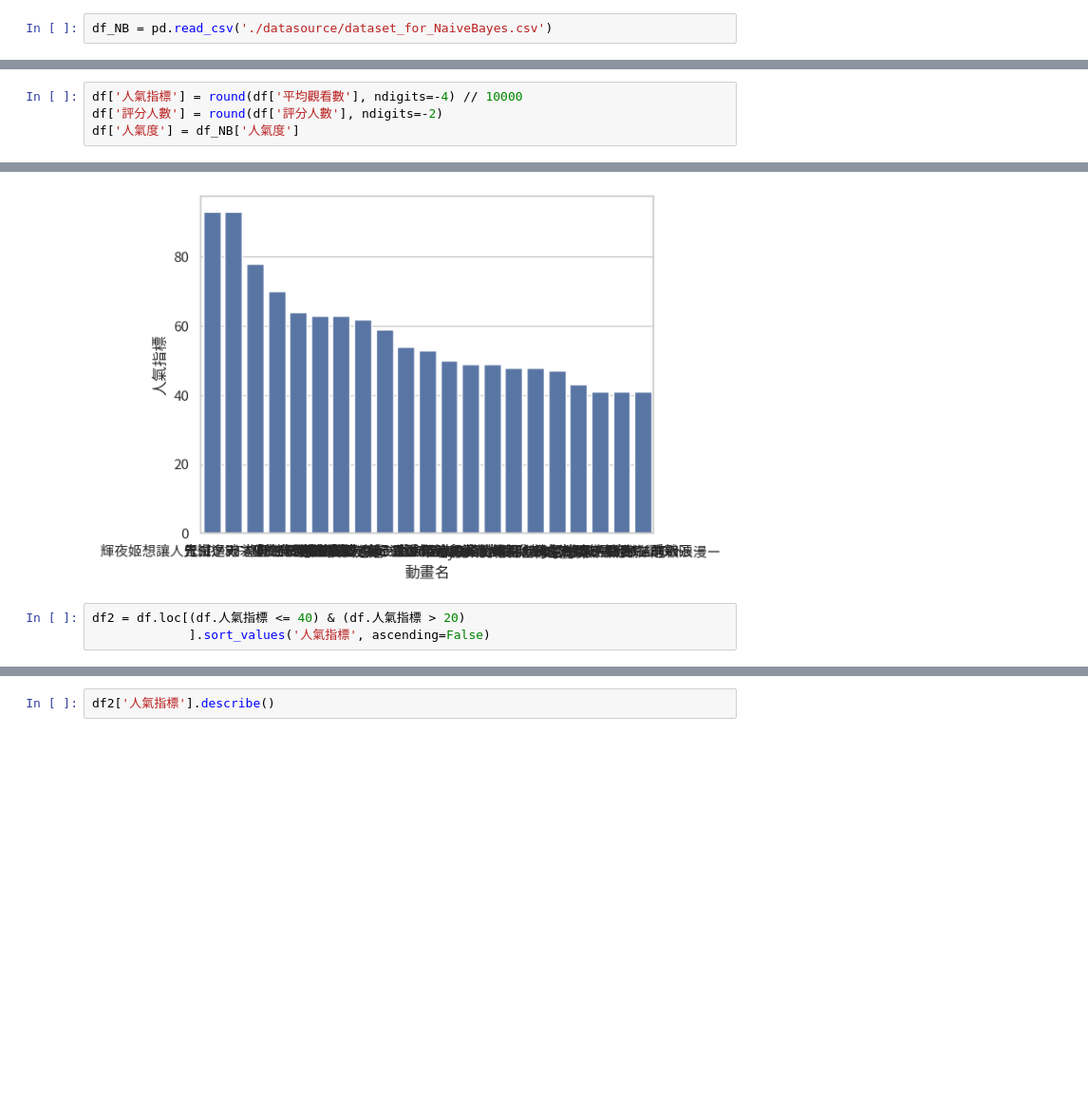
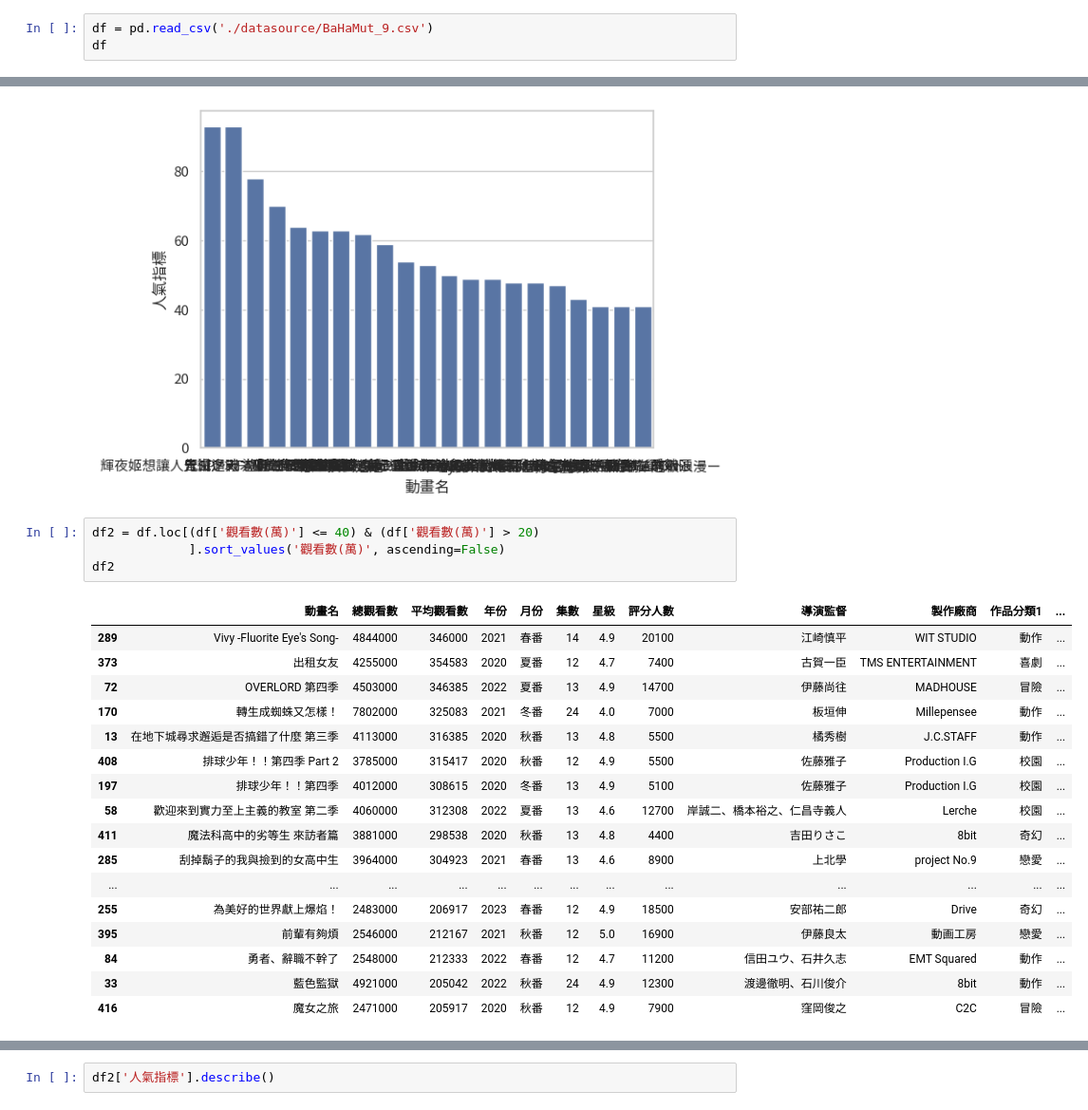
Before and after one commit to hsiaoyt0923/Anime_View_Number_Regression, a Jupyter notebook: visualize.ipynb, the cells around one changed output, grey strips where cells are left out. Shown: that part at 95% size. Saved outputs shown, nothing was run; the diff lists cells and outputs as text; blank space fills up the shorter version.

```diff
--- a/visualize.ipynb
+++ b/visualize.ipynb
@@ -17,2 +53,3 @@ df = pd.read_csv('./datasource/BaHaMut_7.csv')
 # %%
-df_NB = pd.read_csv('./datasource/dataset_for_NaiveBayes.csv')
+df = pd.read_csv('./datasource/BaHaMut_9.csv')
+df
@@ -19,4 +69,0 @@ df_NB = pd.read_csv('./datasource/dataset_for_NaiveBayes.csv')
-# %%
-df['人氣指標'] = round(df['平均觀看數'], ndigits=-4) // 10000
-df['評分人數'] = round(df['評分人數'], ndigits=-2)
-df['人氣度'] = df_NB['人氣度']
@@ -620,8 +588,27 @@ sns.barplot(data=df1, x='動畫名', y='人氣指標')
 <Axes: xlabel='動畫名', ylabel='人氣指標'>
 [figure]
 # %%
-df2 = df.loc[(df.人氣指標 <= 40) & (df.人氣指標 > 20)
-             ].sort_values('人氣指標', ascending=False)
+df2 = df.loc[(df['觀看數(萬)'] <= 40) & (df['觀看數(萬)'] > 20)
+             ].sort_values('觀看數(萬)', ascending=False)
+df2
+# %% [output]
+|  | 動畫名 | 總觀看數 | 平均觀看數 | 年份 | 月份 | 集數 | 星級 | 評分人數 | 導演監督 | 製作廠商 | 作品分類1 | ... |
+| 289 | Vivy -Fluorite Eye's Song- | 4844000 | 346000 | 2021 | 春番 | 14 | 4.9 | 20100 | 江崎慎平 | WIT STUDIO | 動作 | ... |
+| 373 | 出租女友 | 4255000 | 354583 | 2020 | 夏番 | 12 | 4.7 | 7400 | 古賀一臣 | TMS ENTERTAINMENT | 喜劇 | ... |
+| 72 | OVERLORD 第四季 | 4503000 | 346385 | 2022 | 夏番 | 13 | 4.9 | 14700 | 伊藤尚往 | MADHOUSE | 冒險 | ... |
+| 170 | 轉生成蜘蛛又怎樣！ | 7802000 | 325083 | 2021 | 冬番 | 24 | 4.0 | 7000 | 板垣伸 | Millepensee | 動作 | ... |
+| 13 | 在地下城尋求邂逅是否搞錯了什麼 第三季 | 4113000 | 316385 | 2020 | 秋番 | 13 | 4.8 | 5500 | 橘秀樹 | J.C.STAFF | 動作 | ... |
+| 408 | 排球少年！！第四季 Part 2 | 3785000 | 315417 | 2020 | 秋番 | 12 | 4.9 | 5500 | 佐藤雅子 | Production I.G | 校園 | ... |
+| 197 | 排球少年！！第四季 | 4012000 | 308615 | 2020 | 冬番 | 13 | 4.9 | 5100 | 佐藤雅子 | Production I.G | 校園 | ... |
+| 58 | 歡迎來到實力至上主義的教室 第二季 | 4060000 | 312308 | 2022 | 夏番 | 13 | 4.6 | 12700 | 岸誠二、橋本裕之、仁昌寺義人 | Lerche | 校園 | ... |
+| 411 | 魔法科高中的劣等生 來訪者篇 | 3881000 | 298538 | 2020 | 秋番 | 13 | 4.8 | 4400 | 吉田りさこ | 8bit | 奇幻 | ... |
+| 285 | 刮掉鬍子的我與撿到的女高中生 | 3964000 | 304923 | 2021 | 春番 | 13 | 4.6 | 8900 | 上北學 | project No.9 | 戀愛 | ... |
+| ... | ... | ... | ... | ... | ... | ... | ... | ... | ... | ... | ... | ... |
+| 255 | 為美好的世界獻上爆焰！ | 2483000 | 206917 | 2023 | 春番 | 12 | 4.9 | 18500 | 安部祐二郎 | Drive | 奇幻 | ... |
+| 395 | 前輩有夠煩 | 2546000 | 212167 | 2021 | 秋番 | 12 | 5.0 | 16900 | 伊藤良太 | 動画工房 | 戀愛 | ... |
+| 84 | 勇者、辭職不幹了 | 2548000 | 212333 | 2022 | 春番 | 12 | 4.7 | 11200 | 信田ユウ、石井久志 | EMT Squared | 動作 | ... |
+| 33 | 藍色監獄 | 4921000 | 205042 | 2022 | 秋番 | 24 | 4.9 | 12300 | 渡邊徹明、石川俊介 | 8bit | 動作 | ... |
+| 416 | 魔女之旅 | 2471000 | 205917 | 2020 | 秋番 | 12 | 4.9 | 7900 | 窪岡俊之 | C2C | 冒險 | ... |
 # %%
 df2.info()
 # %% [output]
```
Also changed, not shown: parts of 12 cells of this notebook, 11 other files.
